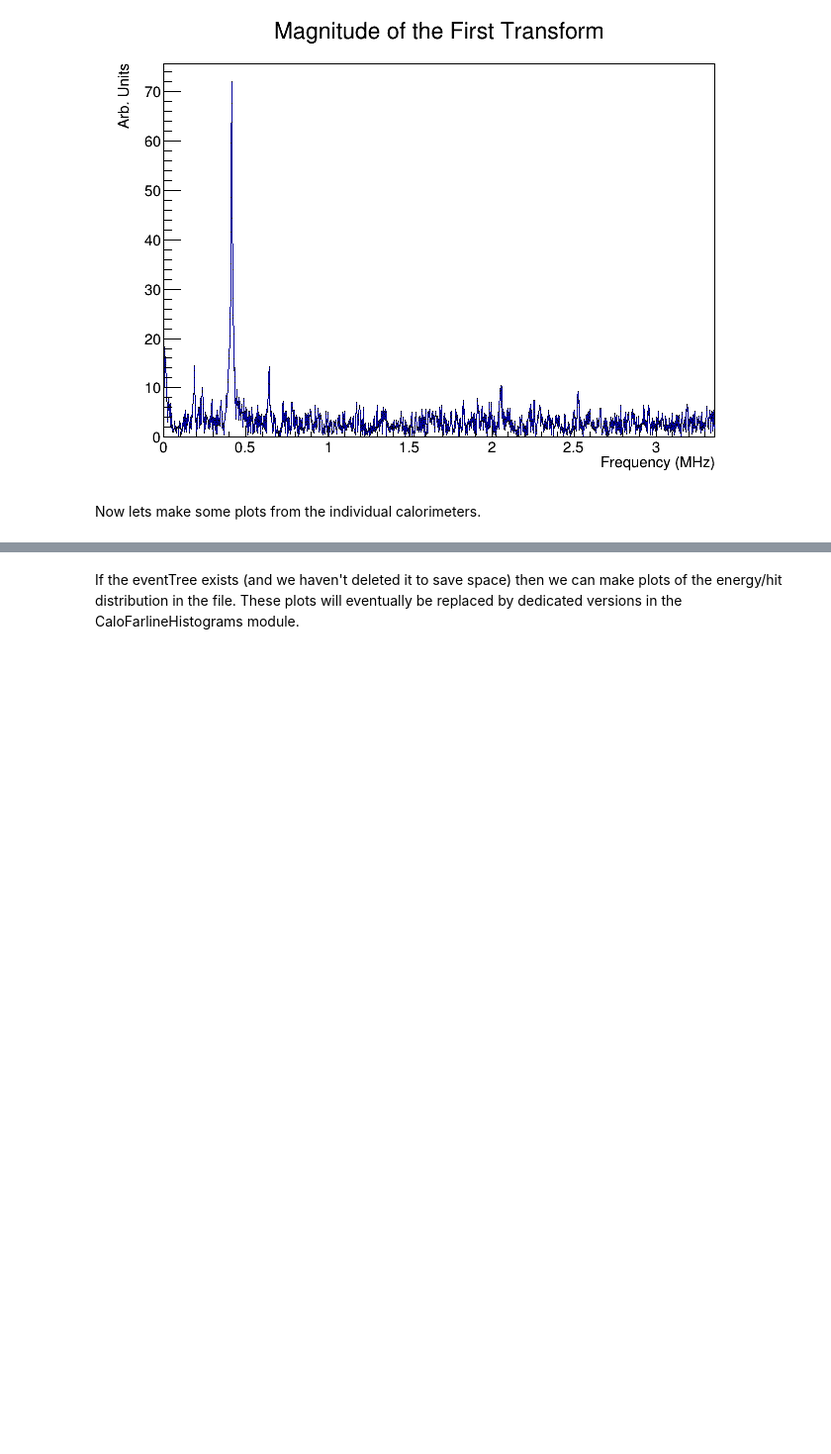
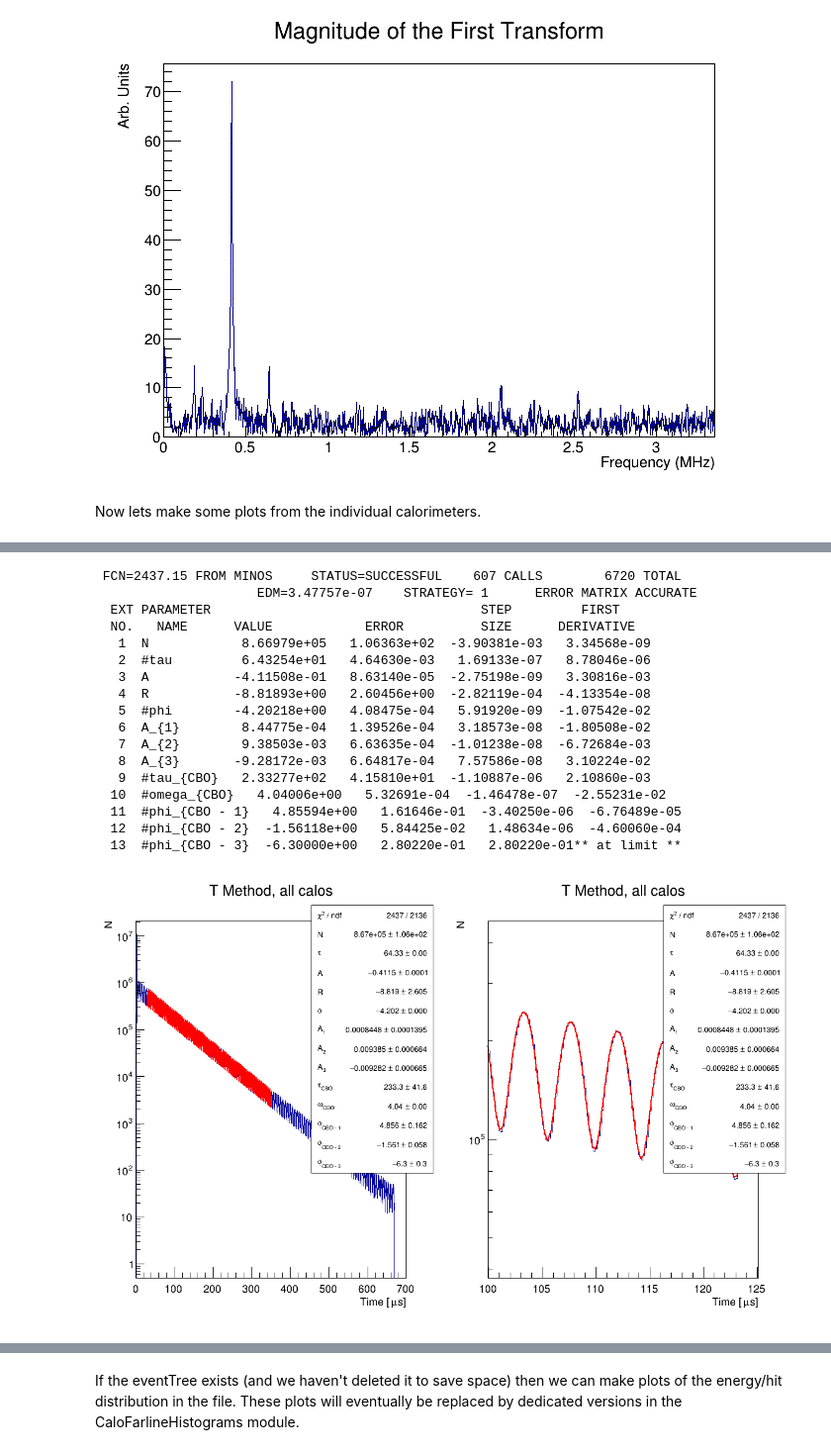
Before and after one commit to jlabounty/g-2, a Jupyter notebook: productionFeedback/productionFeedback_Farline.ipynb, the cells around one changed output, grey strips where cells are left out. Shown: that part at 99% size. Drawn from its saved outputs; the diff is of its cells as text; code cells hidden in the pictures; blank space fills up the shorter version.

```diff
--- a/productionFeedback/productionFeedback_Farline.ipynb
+++ b/productionFeedback/productionFeedback_Farline.ipynb
@@ -344,0 +413,45 @@ Info in <TCanvas::Print>: png file ./images/v9_05_00_calo24_FullSet.png has been
+# %%
+c2 = r.TCanvas("c2","c2",1200,800)
+c2.Divide(2,1)
+c2.cd(1)
+r.gPad.SetLogy()
+
+r.gStyle.SetOptFit(111)
+allCaloWiggle13 = f.Get("farline").Get("allCaloWiggle").Clone()
+
+allCaloWiggle13.GetXaxis().SetLimits(allCaloWiggle13.GetXaxis().GetXmin() / 1000 * 1.25,
+                                     allCaloWiggle13.GetXaxis().GetXmax() / 1000 * 1.25)
+allCaloWiggle13.GetXaxis().SetTitle("Time [#mus]")
+
+residuals13 = allCaloWiggle13.Clone() # this will be filled with the fit residuals later
+
+allCaloWiggle13.Fit("func13","REM")
+
+allCaloWiggle13.Draw()
+
+c2.cd(2)
+ding13 =  allCaloWiggle13.Clone()
+ding13.GetXaxis().SetRangeUser(100,125)
+ding13.Draw()
+
+r.gPad.SetLogy()
+c2.Draw()
+# %% [output]
+ FCN=2437.15 FROM MINOS     STATUS=SUCCESSFUL    607 CALLS        6720 TOTAL
+                     EDM=3.47757e-07    STRATEGY= 1      ERROR MATRIX ACCURATE
+  EXT PARAMETER                                   STEP         FIRST
+  NO.   NAME      VALUE            ERROR          SIZE      DERIVATIVE
+   1  N            8.66979e+05   1.06363e+02  -3.90381e-03   3.34568e-09
+   2  #tau         6.43254e+01   4.64630e-03   1.69133e-07   8.78046e-06
+   3  A           -4.11508e-01   8.63140e-05  -2.75198e-09   3.30816e-03
+   4  R           -8.81893e+00   2.60456e+00  -2.82119e-04  -4.13354e-08
+   5  #phi        -4.20218e+00   4.08475e-04   5.91920e-09  -1.07542e-02
+   6  A_{1}        8.44775e-04   1.39526e-04   3.18573e-08  -1.80508e-02
+   7  A_{2}        9.38503e-03   6.63635e-04  -1.01238e-08  -6.72684e-03
+   8  A_{3}       -9.28172e-03   6.64817e-04   7.57586e-08   3.10224e-02
+   9  #tau_{CBO}   2.33277e+02   4.15810e+01  -1.10887e-06   2.10860e-03
+  10  #omega_{CBO}   4.04006e+00   5.32691e-04  -1.46478e-07  -2.55231e-02
+  11  #phi_{CBO - 1}   4.85594e+00   1.61646e-01  -3.40250e-06  -6.76489e-05
+  12  #phi_{CBO - 2}  -1.56118e+00   5.84425e-02   1.48634e-06  -4.60060e-04
+  13  #phi_{CBO - 3}  -6.30000e+00   2.80220e-01   2.80220e-01** at limit **
+[figure, added]
```
Also changed, not shown: parts of 12 cells of this notebook.
